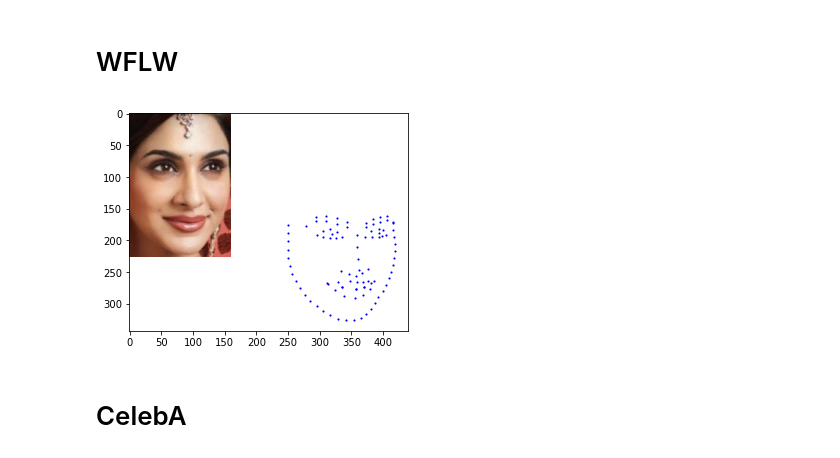
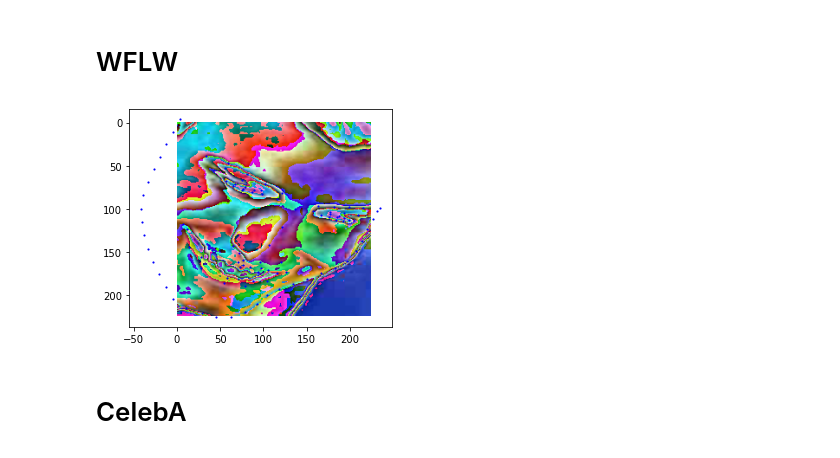
Before and after one commit to erikrozi/facial_landmark_debiasing, a Jupyter notebook: notebooks/Model Loading.ipynb, the cells around one changed output. Drawn from its saved outputs; the diff is of its cells as text; code cells hidden in the pictures.

```diff
--- a/notebooks/Model Loading.ipynb
+++ b/notebooks/Model Loading.ipynb
@@ -33,19 +33,19 @@ def show_landmarks(image, landmarks):
 train_dataset = WFLWDataset(wflw_data_loc + 'WFLW_annotations/list_98pt_rect_attr_train_test/list_98pt_rect_attr_train.txt', wflw_data_loc + 'WFLW_images',
                         transform=transforms.Compose([
                             transforms.ToTensor(),
-                            #transforms.Normalize(mean=[0.485, 0.456, 0.406], std=[0.229, 0.224, 0.225]),
+                            transforms.Normalize(mean=[0.485, 0.456, 0.406], std=[0.229, 0.224, 0.225]),
                         ]),
                         landmark_transform=transforms.Compose([
-                            #landmark_transforms.Rescale(224),
+                            landmark_transforms.Rescale(224),
                             landmark_transforms.NormalizeLandmarks()
-                        ]))
+                        ]), crop=True)
 # %%
 plt.figure()
-sample = train_dataset[2]
+sample = train_dataset[3000]
 show_landmarks(sample['image'], sample['landmarks'])
 plt.show()
 # %% [output]
-[figure, old version]
+[figure, new version]
 # %% [markdown]
 # CelebA
 # %%
```
Also changed, not shown: 3 other files.
